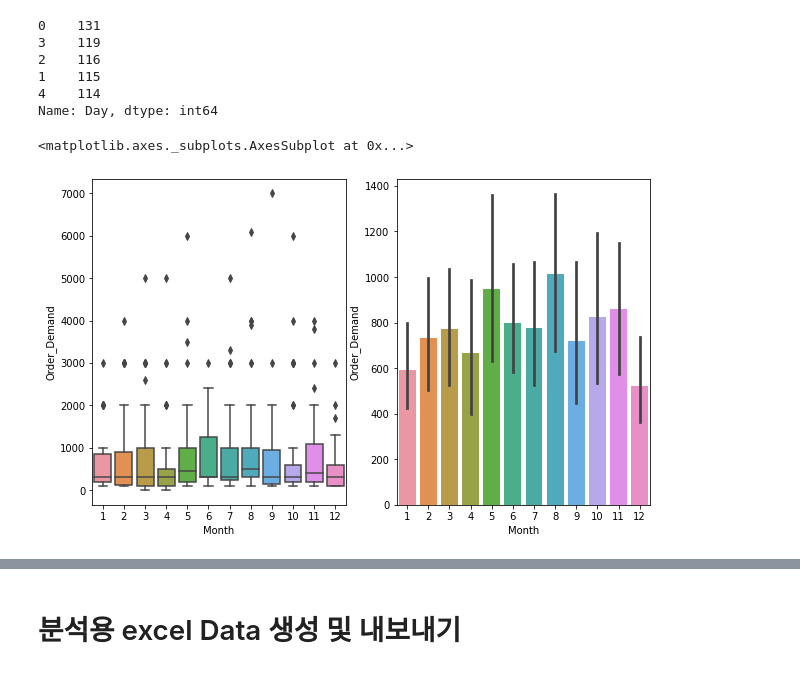
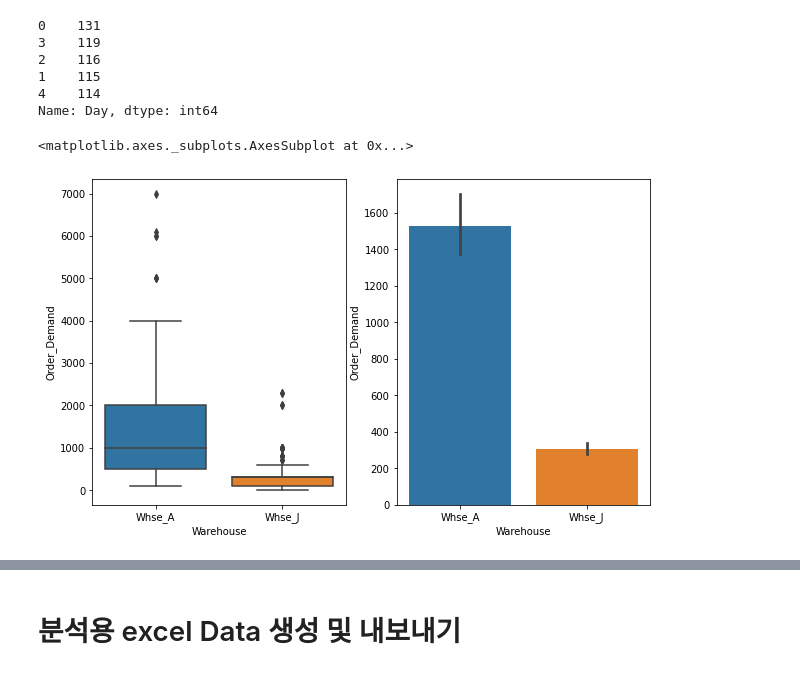
Before and after one commit to HWANG-HOE-SUN/Univ.Project, a Jupyter notebook: SCM_sub2.ipynb, the cells around one changed output, grey strips where cells are left out. Cells and saved outputs as stored; diff of their text form; code cells hidden in the pictures.

```diff
--- a/SCM_sub2.ipynb
+++ b/SCM_sub2.ipynb
@@ -118,11 +118,11 @@ Data['Day'].value_counts() # 월~금 평일에만 장사한다.(수요발생)
 4    114
 Name: Day, dtype: int64
 # %%
-plt.figure(figsize=(10,6))
+plt.figure(figsize=(10,6)) #창고 종류가 가장 차이가 큰 변수였다.(나머지도 그려봤음)
 plt.subplot(121)
-sns.boxplot(x="Month",y="Order_Demand",data=Data)
+sns.boxplot(x="Warehouse",y="Order_Demand",data=Data)
 plt.subplot(122)
-sns.barplot(x="Month",y="Order_Demand",data=Data)
+sns.barplot(x="Warehouse",y="Order_Demand",data=Data)
 # %% [output]
 <matplotlib.axes._subplots.AxesSubplot at 0x...>
-[figure, old version]
+[figure, new version]
```
Also changed, not shown: parts of 33 cells of this notebook.
